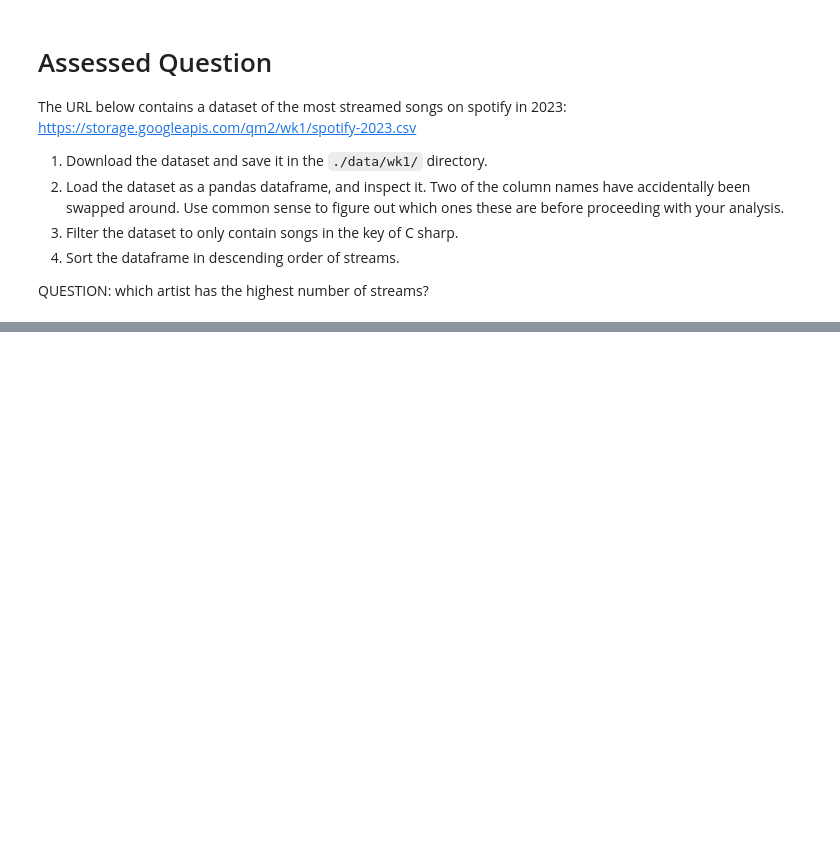
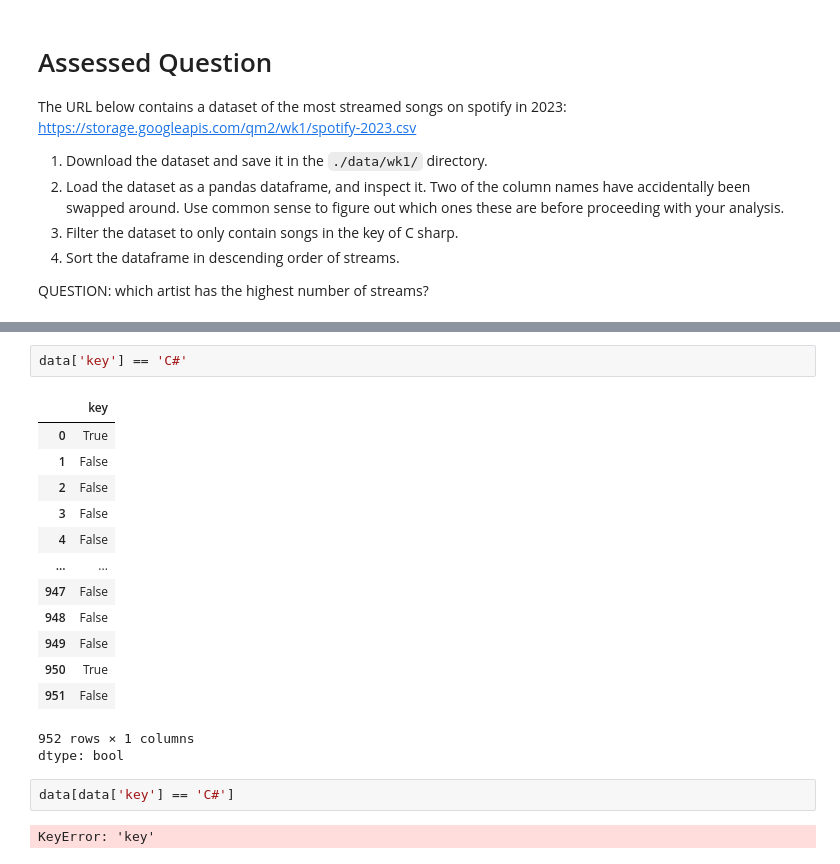
Before and after one commit to owenlepore/QM2, a Jupyter notebook: notebooks/W01. Python Recap.ipynb, the cells around one changed output, grey strips where cells are left out. Drawn from its saved outputs; the diff is of its cells as text; blank space fills up the shorter version.

```diff
--- a/notebooks/W01. Python Recap.ipynb
+++ b/notebooks/W01. Python Recap.ipynb
@@ -262,0 +257,21 @@ NameError: name 'pandas' is not defined
+# %%
+data['key'] == 'C#'
+# %% [output]
+|  | key |
+| 0 | True |
+| 1 | False |
+| 2 | False |
+| 3 | False |
+| 4 | False |
+| ... | ... |
+| 947 | False |
+| 948 | False |
+| 949 | False |
+| 950 | True |
+| 951 | False |
+952 rows × 1 columns
+dtype: bool
+# %%
+data[data['key'] == 'C#']
+# %% [output]
+KeyError: 'key'
```
Also changed, not shown: parts of 9 cells of this notebook.
